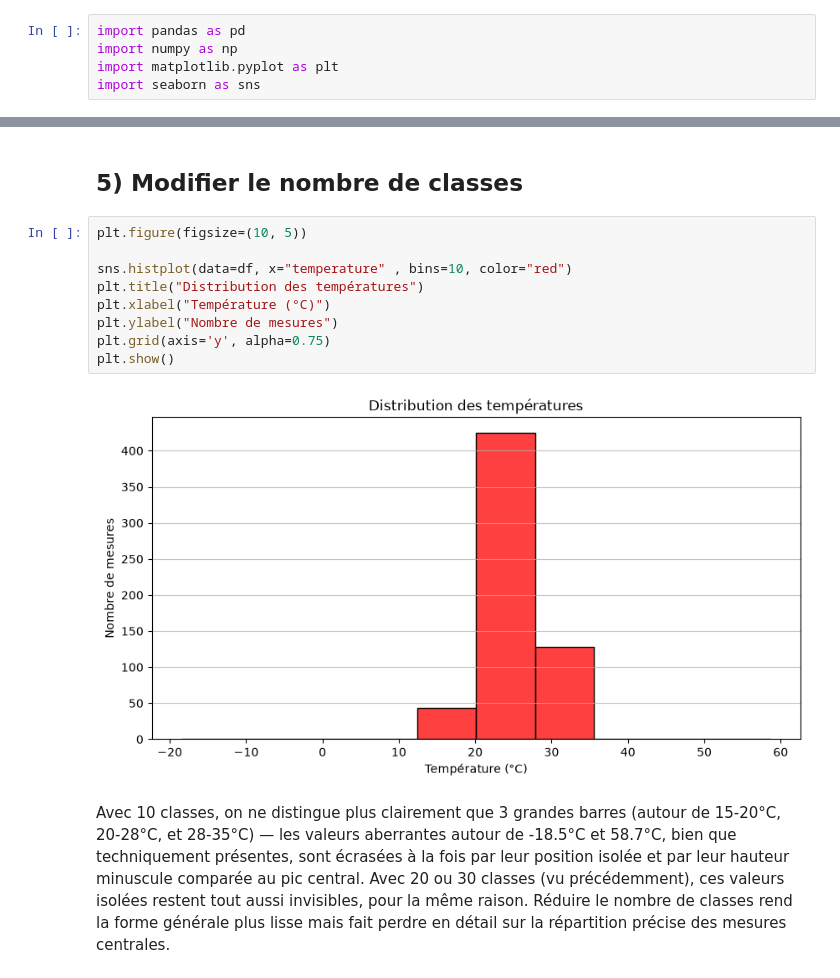
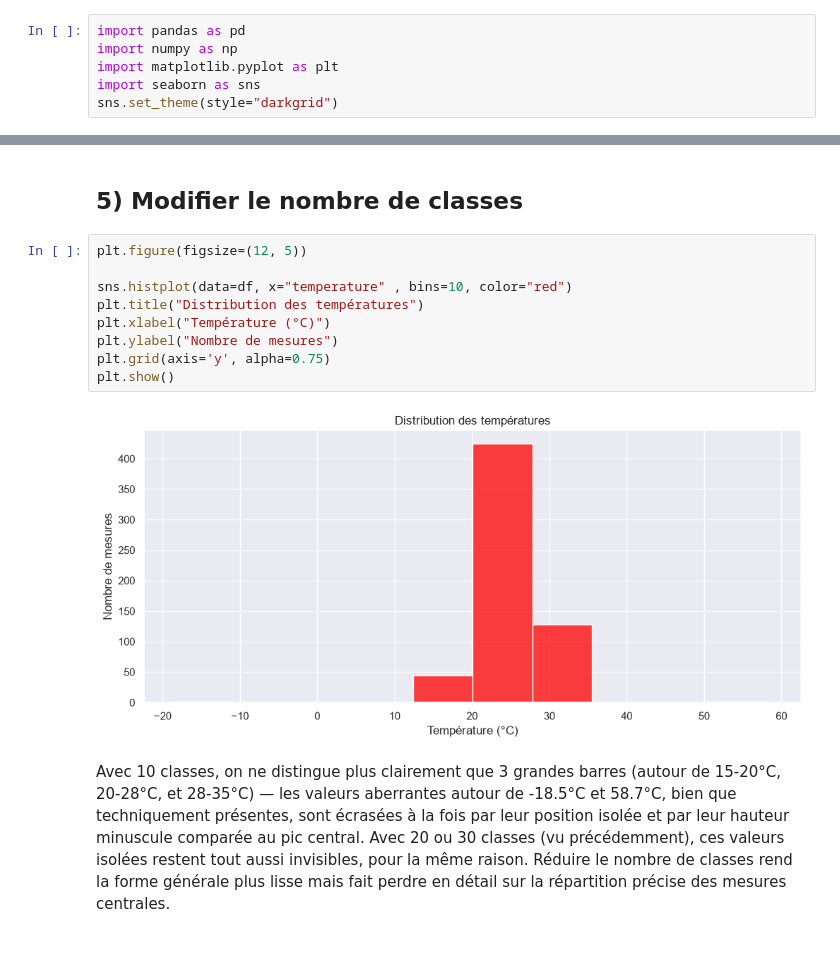
Before and after one commit to Mayra-99/atelier_seaborn_iot, a Jupyter notebook: notebooks/atelier_seaborn_iot.ipynb, the cells around one changed output, grey strips where cells are left out. Drawn from its saved outputs; the diff is of its cells as text; blank space fills up the shorter version.

```diff
--- a/notebooks/atelier_seaborn_iot.ipynb
+++ b/notebooks/atelier_seaborn_iot.ipynb
@@ -13,6 +13,7 @@ import pandas as pd
 import numpy as np
 import matplotlib.pyplot as plt
 import seaborn as sns
+sns.set_theme(style="darkgrid")
 # %%
 sns.__version__
 # %% [output]
@@ -91,16 +91,16 @@ régulière, montant puis redescendant de façon comparable de part et d'autre d
 # %% [markdown]
 ## 5) Modifier le nombre de classes
 # %%
-plt.figure(figsize=(10, 5))
+plt.figure(figsize=(12, 5))
 
 sns.histplot(data=df, x="temperature" , bins=10, color="red")
 plt.title("Distribution des températures")
 plt.xlabel("Température (°C)")
 plt.ylabel("Nombre de mesures")
 plt.grid(axis='y', alpha=0.75)
 plt.show()
 # %% [output]
-[figure, old version]
+[figure, new version]
 # %% [markdown]
 
 
```
Also changed, not shown: parts of 1 cell of this notebook.
